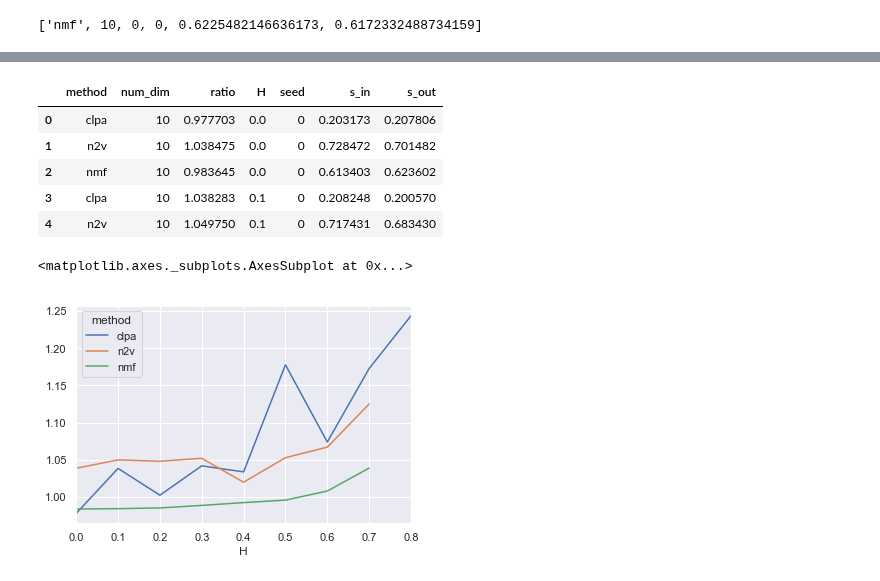
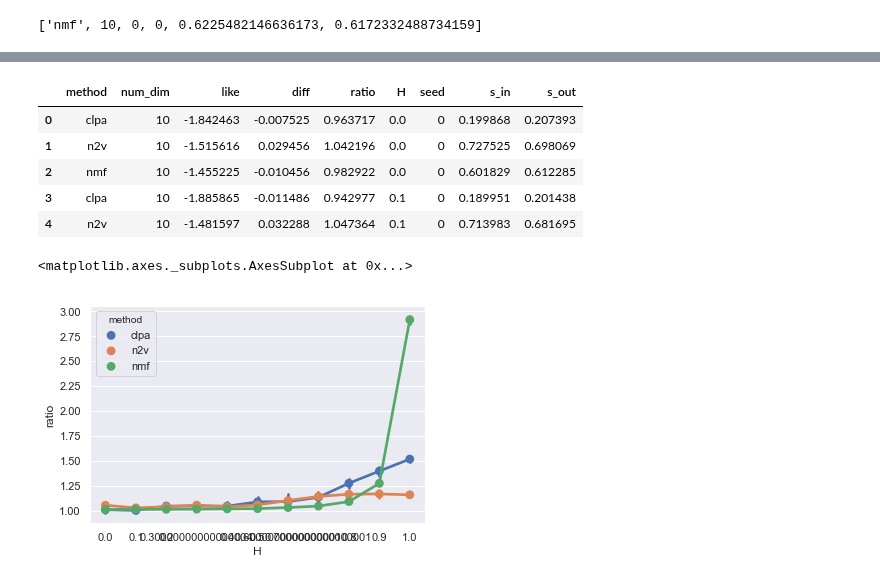
Before and after one commit to FedericoCinus/WoMG, a Jupyter notebook: node2interests/Plot_comparison_methods.ipynb, the cells around one changed output, grey strips where cells are left out. Drawn from its saved outputs; the diff is of its cells as text; code cells hidden in the pictures.

Commit message:
plots and notebooks changes

```diff
--- a/node2interests/Plot_comparison_methods.ipynb
+++ b/node2interests/Plot_comparison_methods.ipynb
@@ -214,6 +214,7 @@ with open("comparison-methods.csv", "w") as f:
 # %% [output]
 [interactive output not drawn]
 # %%
-pd.read_csv("comparison-methods.csv")
+df = pd.read_csv("comparison-methods.csv")
+df.head()
 # %% [output]
 |  | method | num_dim | H | seed | s_in | s_out |
@@ -223,3 +225,0 @@ pd.read_csv("comparison-methods.csv")
-# %%
-df = pd.read_csv('data.csv')
-df.head()
@@ -233,18 +226,24 @@ df.head()
 # %%
 df.insert(2,'ratio', df['s_in']/df['s_out'])
+# %%
+df.insert(2,'diff', df['s_in'] - df['s_out'])
+# %%
+EPSILON = 1E-5
+df.insert(2,'like', np.log(df['s_in'] + EPSILON) + np.log(1 - df['s_out'] + EPSILON))
 # %%
 df.head()
 # %% [output]
-|  | method | num_dim | ratio | H | seed | s_in | s_out |
-| 0 | clpa | 10 | 0.977703 | 0.0 | 0 | 0.203173 | 0.207806 |
-| 1 | n2v | 10 | 1.038475 | 0.0 | 0 | 0.728472 | 0.701482 |
-| 2 | nmf | 10 | 0.983645 | 0.0 | 0 | 0.613403 | 0.623602 |
-| 3 | clpa | 10 | 1.038283 | 0.1 | 0 | 0.208248 | 0.200570 |
-| 4 | n2v | 10 | 1.049750 | 0.1 | 0 | 0.717431 | 0.683430 |
+|  | method | num_dim | like | diff | ratio | H | seed | s_in | s_out |
+| 0 | clpa | 10 | -1.842463 | -0.007525 | 0.963717 | 0.0 | 0 | 0.199868 | 0.207393 |
+| 1 | n2v | 10 | -1.515616 | 0.029456 | 1.042196 | 0.0 | 0 | 0.727525 | 0.698069 |
+| 2 | nmf | 10 | -1.455225 | -0.010456 | 0.982922 | 0.0 | 0 | 0.601829 | 0.612285 |
+| 3 | clpa | 10 | -1.885865 | -0.011486 | 0.942977 | 0.1 | 0 | 0.189951 | 0.201438 |
+| 4 | n2v | 10 | -1.481597 | 0.032288 | 1.047364 | 0.1 | 0 | 0.713983 | 0.681695 |
 # %%
 import seaborn as sns
 sns.set()
-pd.pivot_table(data=df, values="ratio",columns="method",index="H").plot()
+#pd.pivot_table(data=df, values="ratio",columns="method",index="H", aggfunc=np.mean).plot()
+sns.pointplot(data=df, x='H', y='ratio', hue='method')
 # %% [output]
 <matplotlib.axes._subplots.AxesSubplot at 0x...>
-[figure, old version]
+[figure, new version]
```
Also changed, not shown: parts of 4 cells of this notebook, 8 other files.
